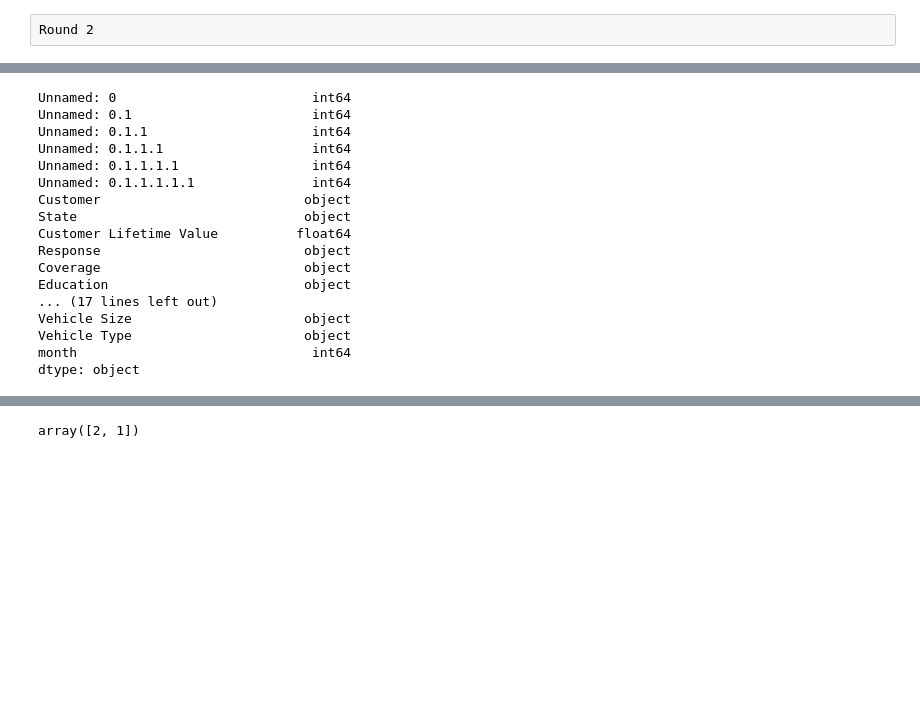
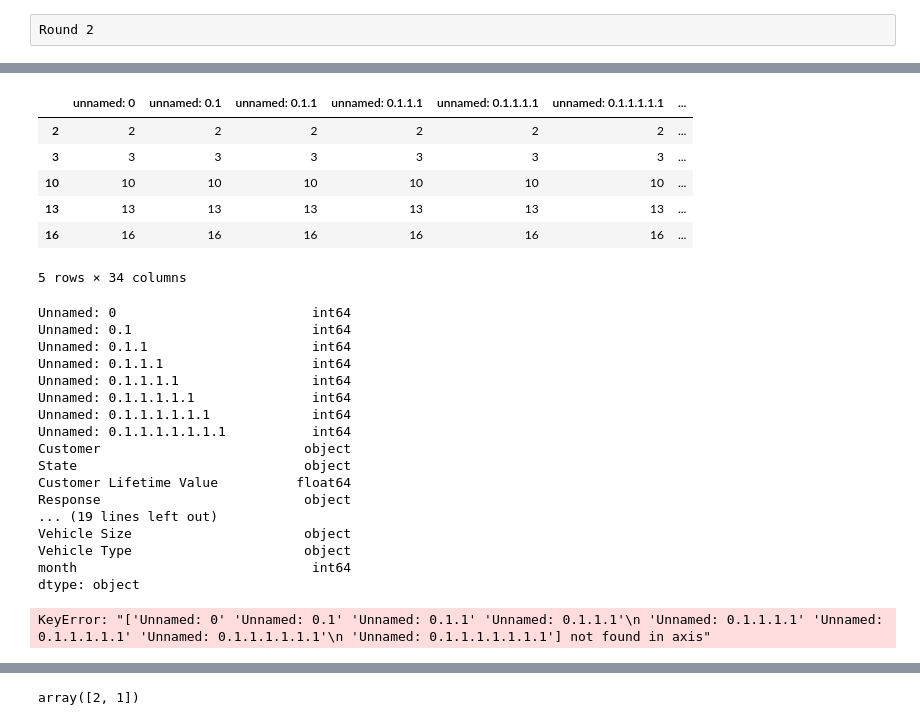
Before and after one commit to Eleni39/lab-customer-analysis-round-2, a Jupyter notebook: files_for_lab/csv_files/Customer Analysis Round 2, 3, 4, 5.ipynb, the cells around one changed output, grey strips where cells are left out. Drawn from its saved outputs; the diff is of its cells as text; code cells hidden in the pictures; blank space fills up the shorter version.

Commit message:
Rounds 6 & 7

```diff
--- a/files_for_lab/csv_files/Customer Analysis Round 2, 3, 4, 5.ipynb
+++ b/files_for_lab/csv_files/Customer Analysis Round 2, 3, 4, 5.ipynb
@@ -68,0 +57,6 @@ nulls_df = pd.DataFrame(round(file.isna().sum()/len(file),4)*100)
+# %%
+data.isna().sum()
+round(data.isna().sum()/len(data),4)*100
+#data=data.drop(columns=['Vehicle_Size'])
+data=data.dropna()
+data.isna().sum()
@@ -69,8 +81,18 @@ nulls_df = pd.DataFrame(round(file.isna().sum()/len(file),4)*100)
+# %%
+data.head()
+# %% [output]
+|  | unnamed: 0 | unnamed: 0.1 | unnamed: 0.1.1 | unnamed: 0.1.1.1 | unnamed: 0.1.1.1.1 | unnamed: 0.1.1.1.1.1 | ... |
+| 2 | 2 | 2 | 2 | 2 | 2 | 2 | ... |
+| 3 | 3 | 3 | 3 | 3 | 3 | 3 | ... |
+| 10 | 10 | 10 | 10 | 10 | 10 | 10 | ... |
+| 13 | 13 | 13 | 13 | 13 | 13 | 13 | ... |
+| 16 | 16 | 16 | 16 | 16 | 16 | 16 | ... |
+5 rows × 34 columns
 # %%
 import pandas as pd
 # %%
-file = pd.read_csv('marketing_customer_analysis.csv')
-file.dtypes
+data = pd.read_csv('marketing_customer_analysis.csv')
+data.dtypes
 # %% [output]
 Unnamed: 0                         int64
 Unnamed: 0.1                       int64
@@ -78,17 +100,21 @@ Unnamed: 0.1.1                     int64
 Unnamed: 0.1.1.1                   int64
 Unnamed: 0.1.1.1.1                 int64
 Unnamed: 0.1.1.1.1.1               int64
+Unnamed: 0.1.1.1.1.1.1             int64
+Unnamed: 0.1.1.1.1.1.1.1           int64
 Customer                          object
 State                             object
 Customer Lifetime Value          float64
 Response                          object
-Coverage                          object
-Education                         object
-... (17 lines left out)
+... (19 lines left out)
 Vehicle Size                      object
 Vehicle Type                      object
 month                              int64
 dtype: object
+# %%
+data = data.drop(['Unnamed: 0', 'Unnamed: 0.1', 'Unnamed: 0.1.1', 'Unnamed: 0.1.1.1', 'Unnamed: 0.1.1.1.1', 'Unnamed: 0.1.1.1.1.1', 'Unnamed: 0.1.1.1.1.1.1', 'Unnamed: 0.1.1.1.1.1.1.1'], axis = 1)
+# %% [output]
+KeyError: "['Unnamed: 0' 'Unnamed: 0.1' 'Unnamed: 0.1.1' 'Unnamed: 0.1.1.1'\n 'Unnamed: 0.1.1.1.1' 'Unnamed: 0.1.1.1.1.1' 'Unnamed: 0.1.1.1.1.1.1'\n 'Unnamed: 0.1.1.1.1.1.1.1'] not found in axis"
 # %%
 file['Effective To Date'] = pd.to_datetime(file['Effective To Date'])
 # %%
```
Also changed, not shown: parts of 28 cells of this notebook, 3 other files.
